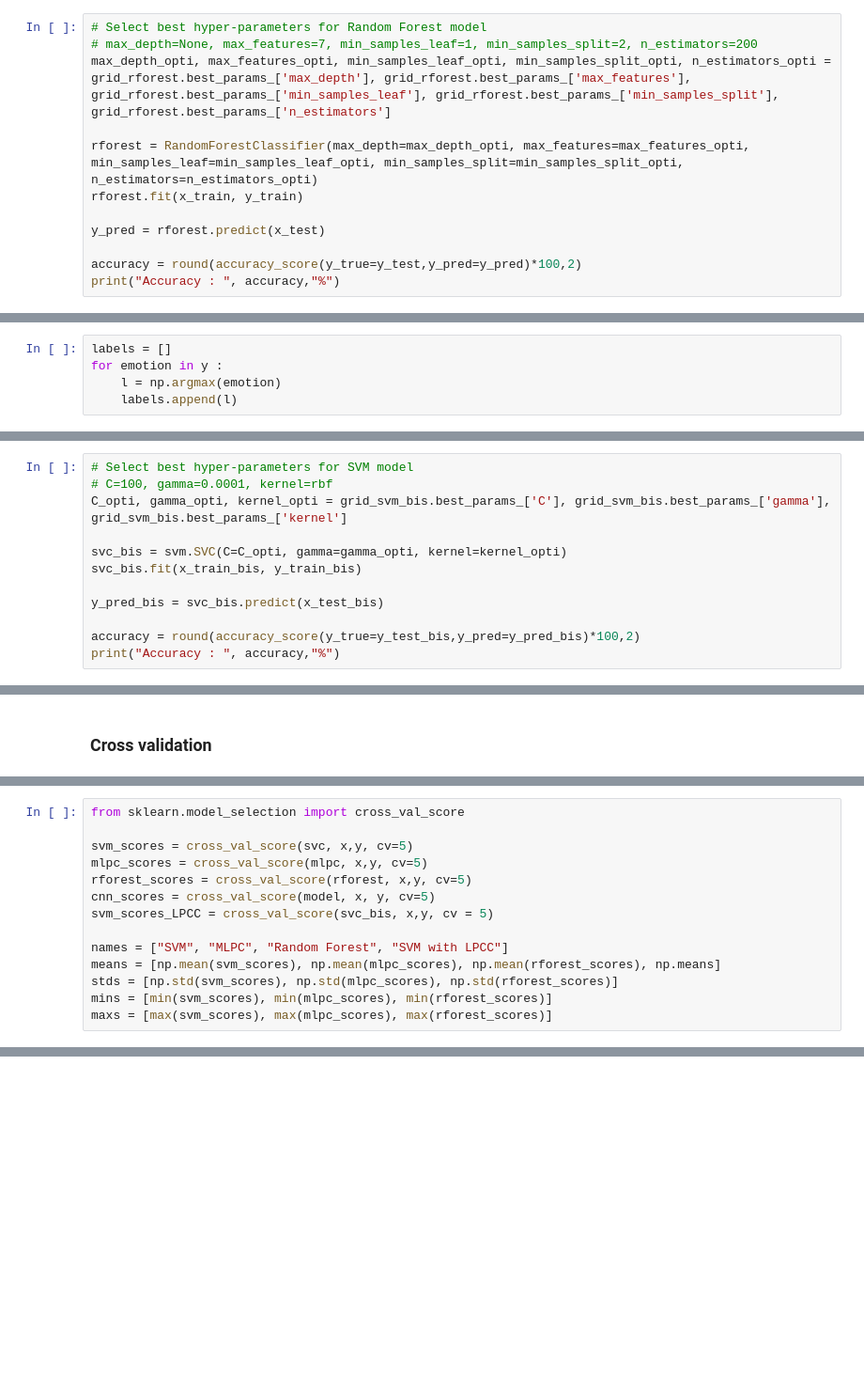
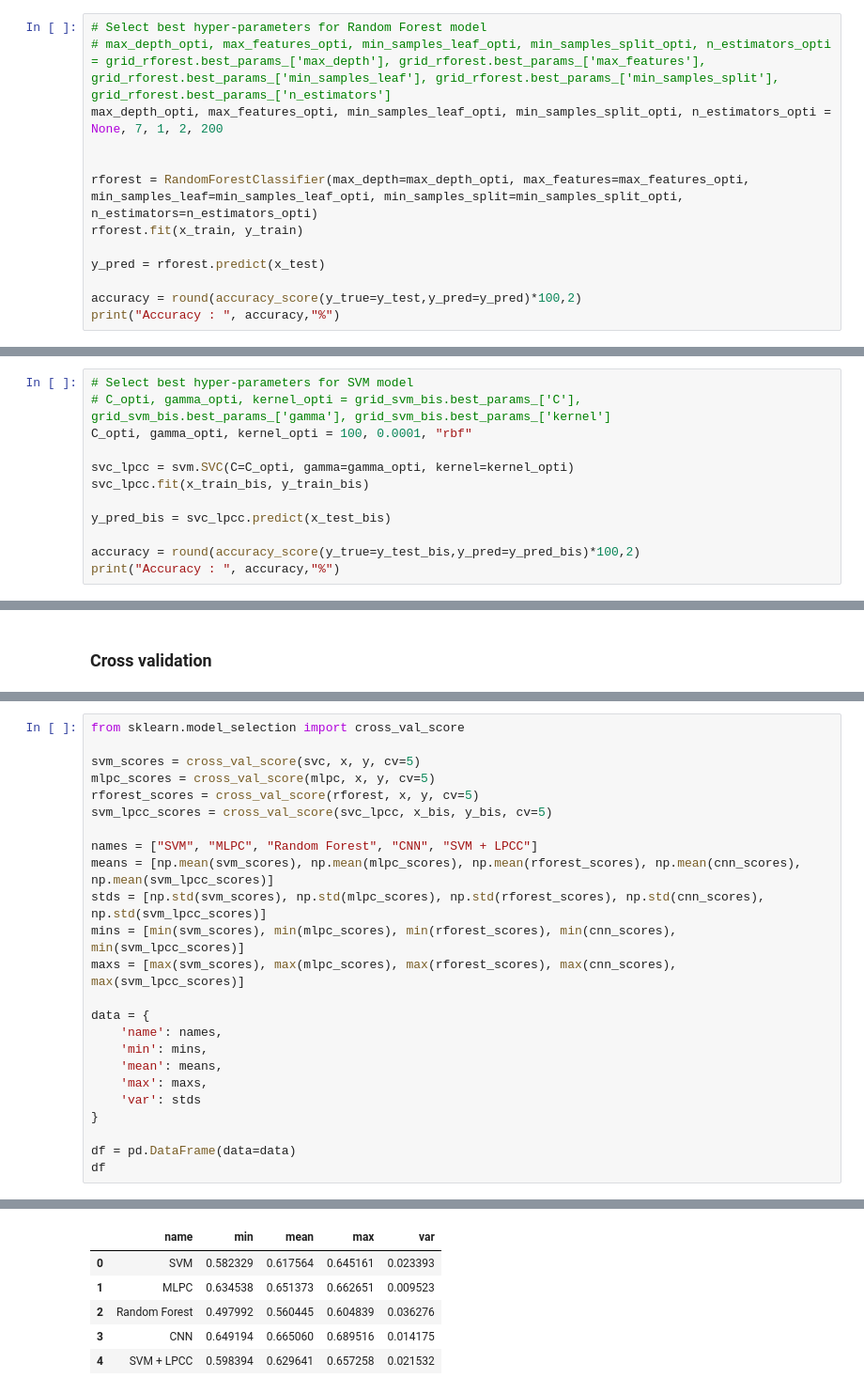
Before and after one commit to eliseSou/emotion_detection, a Jupyter notebook: src/Benchmark_ML.ipynb, the cells around one changed output, grey strips where cells are left out. Shown at 94% size. Cells and saved outputs as stored; diff of their text form; blank space fills up the shorter version.

```diff
--- a/src/Benchmark_ML.ipynb
+++ b/src/Benchmark_ML.ipynb
@@ -251,7 +179,8 @@ Traceback (most recent call last):
 # %%
 # Select best hyper-parameters for Random Forest model
-# max_depth=None, max_features=7, min_samples_leaf=1, min_samples_split=2, n_estimators=200
-max_depth_opti, max_features_opti, min_samples_leaf_opti, min_samples_split_opti, n_estimators_opti = grid_rforest.best_params_['max_depth'], grid_rforest.best_params_['max_features'], grid_rforest.best_params_['min_samples_leaf'], grid_rforest.best_params_['min_samples_split'], grid_rforest.best_params_['n_estimators']
+# max_depth_opti, max_features_opti, min_samples_leaf_opti, min_samples_split_opti, n_estimators_opti = grid_rforest.best_params_['max_depth'], grid_rforest.best_params_['max_features'], grid_rforest.best_params_['min_samples_leaf'], grid_rforest.best_params_['min_samples_split'], grid_rforest.best_params_['n_estimators']
+max_depth_opti, max_features_opti, min_samples_leaf_opti, min_samples_split_opti, n_estimators_opti = None, 7, 1, 2, 200
+
 
 rforest = RandomForestClassifier(max_depth=max_depth_opti, max_features=max_features_opti, min_samples_leaf=min_samples_leaf_opti, min_samples_split=min_samples_split_opti, n_estimators=n_estimators_opti)
 rforest.fit(x_train, y_train)
@@ -267,8 +196,3 @@ Accuracy :  54.66 %
-# %%
-labels = []
-for emotion in y :
-    l = np.argmax(emotion)
-    labels.append(l)
 # %%
 # Étiquetage des émotions
 label_encoder = LabelEncoder()
@@ -415,12 +323,12 @@ Fitting 5 folds for each of 50 candidates, totalling 250 fits
 # %%
 # Select best hyper-parameters for SVM model
-# C=100, gamma=0.0001, kernel=rbf
-C_opti, gamma_opti, kernel_opti = grid_svm_bis.best_params_['C'], grid_svm_bis.best_params_['gamma'], grid_svm_bis.best_params_['kernel']
+# C_opti, gamma_opti, kernel_opti = grid_svm_bis.best_params_['C'], grid_svm_bis.best_params_['gamma'], grid_svm_bis.best_params_['kernel']
+C_opti, gamma_opti, kernel_opti = 100, 0.0001, "rbf"
 
-svc_bis = svm.SVC(C=C_opti, gamma=gamma_opti, kernel=kernel_opti)
-svc_bis.fit(x_train_bis, y_train_bis)
+svc_lpcc = svm.SVC(C=C_opti, gamma=gamma_opti, kernel=kernel_opti)
+svc_lpcc.fit(x_train_bis, y_train_bis)
 
-y_pred_bis = svc_bis.predict(x_test_bis)
+y_pred_bis = svc_lpcc.predict(x_test_bis)
 
 accuracy = round(accuracy_score(y_true=y_test_bis,y_pred=y_pred_bis)*100,2)
 print("Accuracy : ", accuracy,"%")
@@ -435,15 +420,25 @@ cnn_scores = cross_val_score(model, x, y, cv=5)
 # %%
 from sklearn.model_selection import cross_val_score
 
-svm_scores = cross_val_score(svc, x,y, cv=5)
-mlpc_scores = cross_val_score(mlpc, x,y, cv=5)
-rforest_scores = cross_val_score(rforest, x,y, cv=5)
-cnn_scores = cross_val_score(model, x, y, cv=5)
-svm_scores_LPCC = cross_val_score(svc_bis, x,y, cv = 5)
+svm_scores = cross_val_score(svc, x, y, cv=5)
+mlpc_scores = cross_val_score(mlpc, x, y, cv=5)
+rforest_scores = cross_val_score(rforest, x, y, cv=5)
+svm_lpcc_scores = cross_val_score(svc_lpcc, x_bis, y_bis, cv=5)
 
-names = ["SVM", "MLPC", "Random Forest", "SVM with LPCC"]
-means = [np.mean(svm_scores), np.mean(mlpc_scores), np.mean(rforest_scores), np.means]
-stds = [np.std(svm_scores), np.std(mlpc_scores), np.std(rforest_scores)]
-mins = [min(svm_scores), min(mlpc_scores), min(rforest_scores)]
-maxs = [max(svm_scores), max(mlpc_scores), max(rforest_scores)]
+names = ["SVM", "MLPC", "Random Forest", "CNN", "SVM + LPCC"]
+means = [np.mean(svm_scores), np.mean(mlpc_scores), np.mean(rforest_scores), np.mean(cnn_scores), np.mean(svm_lpcc_scores)]
+stds = [np.std(svm_scores), np.std(mlpc_scores), np.std(rforest_scores), np.std(cnn_scores), np.std(svm_lpcc_scores)]
+mins = [min(svm_scores), min(mlpc_scores), min(rforest_scores), min(cnn_scores), min(svm_lpcc_scores)]
+maxs = [max(svm_scores), max(mlpc_scores), max(rforest_scores), max(cnn_scores), max(svm_lpcc_scores)]
+
+data = {
+    'name': names,
+    'min': mins,
+    'mean': means,
+    'max': maxs,
+    'var': stds
+}
+
+df = pd.DataFrame(data=data)
+df
 # %% [output]
@@ -450,0 +445,6 @@ NameError: name 'svc' is not defined
+|  | name | min | mean | max | var |
+| 0 | SVM | 0.582329 | 0.617564 | 0.645161 | 0.023393 |
+| 1 | MLPC | 0.634538 | 0.651373 | 0.662651 | 0.009523 |
+| 2 | Random Forest | 0.497992 | 0.560445 | 0.604839 | 0.036276 |
+| 3 | CNN | 0.649194 | 0.665060 | 0.689516 | 0.014175 |
+| 4 | SVM + LPCC | 0.598394 | 0.629641 | 0.657258 | 0.021532 |
```
Also changed, not shown: parts of 20 cells of this notebook.
